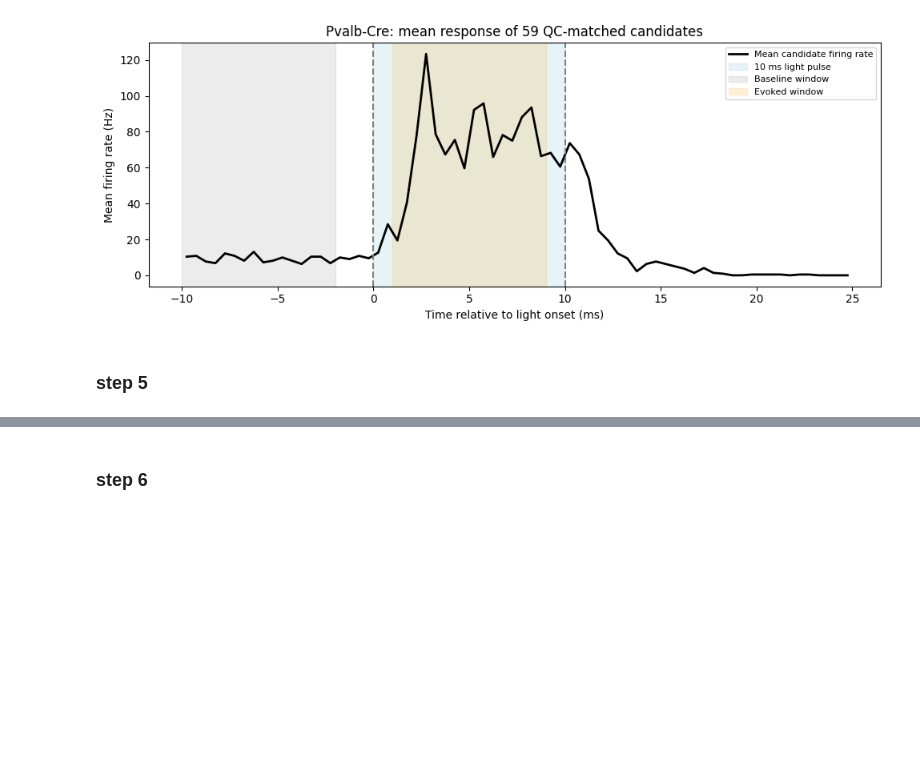
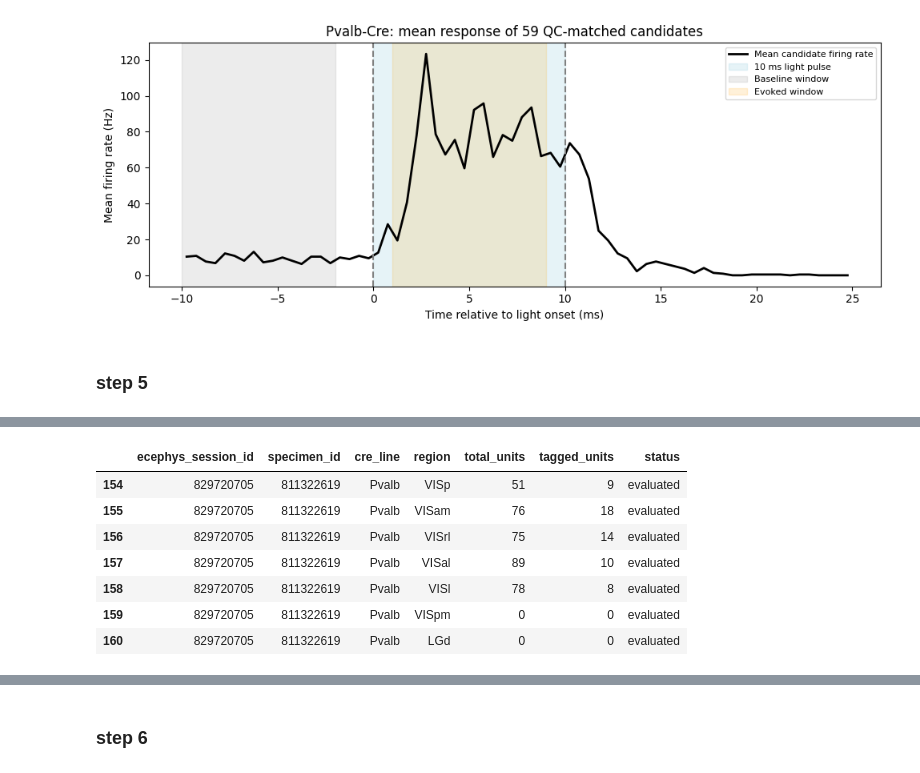
Before and after one commit to KeanuVentura/spikes2slope, a Jupyter notebook: sessionscheck.ipynb, the cells around one changed output, grey strips where cells are left out. Saved outputs shown, nothing was run; the diff lists cells and outputs as text; code cells hidden in the pictures; blank space fills up the shorter version.

```diff
--- a/sessionscheck.ipynb
+++ b/sessionscheck.ipynb
@@ -1145,0 +948,97 @@ Total QC-matched candidate tagged units: 59
+# %%
+
+# Build all eligible session-region combinations
+region_session = (
+    eligible.merge(
+        pd.DataFrame({"region": visual_regions}),
+        how="cross"
+    )
+)
+
+# QC-filtered unit counts
+unit_counts = (
+    units_qc[
+        units_qc["ecephys_structure_acronym"].isin(visual_regions)
+    ]
+    .groupby(["ecephys_session_id", "ecephys_structure_acronym"])
+    ["unit_id"]
+    .nunique()
+    .rename("total_units")
+    .reset_index()
+    .rename(columns={"ecephys_structure_acronym": "region"})
+)
+
+# Candidate tagged-unit counts
+tagged_counts = (
+    opto_results[
+        opto_results["matched_candidate"]
+        & opto_results["region"].isin(visual_regions)
+    ]
+    .groupby(["ecephys_session_id", "region"])["unit_id"]
+    .nunique()
+    .rename("tagged_units")
+    .reset_index()
+)
+
+region_session = (
+    region_session
+    .merge(unit_counts, on=["ecephys_session_id", "region"], how="left")
+    .merge(tagged_counts, on=["ecephys_session_id", "region"], how="left")
+)
+
+region_session["total_units"] = (
+    region_session["total_units"].fillna(0).astype(int)
+)
+
+region_session["status"] = np.where(
+    region_session["ecephys_session_id"].isin(evaluated_ids),
+    "evaluated",
+    "pending"
+)
+
+region_session.loc[
+    region_session["status"] == "evaluated",
+    "tagged_units"
+] = region_session["tagged_units"].fillna(0)
+
+region_session["tagged_units"] = (
+    region_session["tagged_units"].astype("Int64")
+)
+
+evaluated_table = region_session[
+    region_session["status"] == "evaluated"
+].copy()
+
+region_totals = (
+    evaluated_table.groupby("region", as_index=False)
+    .agg(
+        total_units=("total_units", "sum"),
+        tagged_units=("tagged_units", "sum"),
+        evaluated_sessions=("ecephys_session_id", "nunique")
+    )
+)
+
+assert len(region_session) == len(eligible) * len(visual_regions)
+assert evaluated_table["tagged_units"].sum() == 59
+assert evaluated_table["total_units"].sum() == 369
+
+display(evaluated_table)
+display(region_totals)
+
+region_session.to_csv(
+    audit_dir / "step5_region_session_coverage.csv",
+    index=False
+)
+region_totals.to_csv(
+    audit_dir / "step5_region_totals_evaluated.csv",
+    index=False
+)
+# %% [output]
+|  | ecephys_session_id | specimen_id | cre_line | region | total_units | tagged_units | status |
+| 154 | 829720705 | 811322619 | Pvalb | VISp | 51 | 9 | evaluated |
+| 155 | 829720705 | 811322619 | Pvalb | VISam | 76 | 18 | evaluated |
+| 156 | 829720705 | 811322619 | Pvalb | VISrl | 75 | 14 | evaluated |
+| 157 | 829720705 | 811322619 | Pvalb | VISal | 89 | 10 | evaluated |
+| 158 | 829720705 | 811322619 | Pvalb | VISl | 78 | 8 | evaluated |
+| 159 | 829720705 | 811322619 | Pvalb | VISpm | 0 | 0 | evaluated |
+| 160 | 829720705 | 811322619 | Pvalb | LGd | 0 | 0 | evaluated |
```
Also changed, not shown: parts of 3 cells of this notebook, 2 other files.
